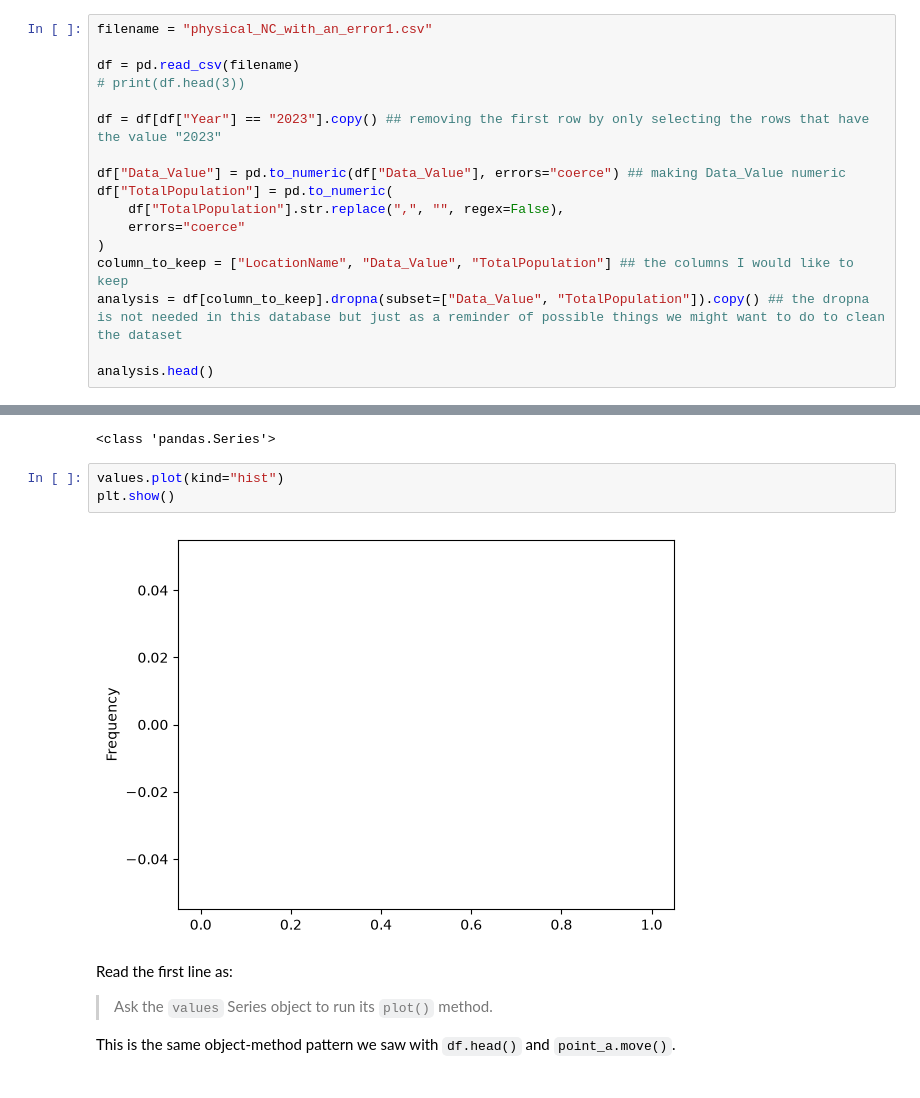
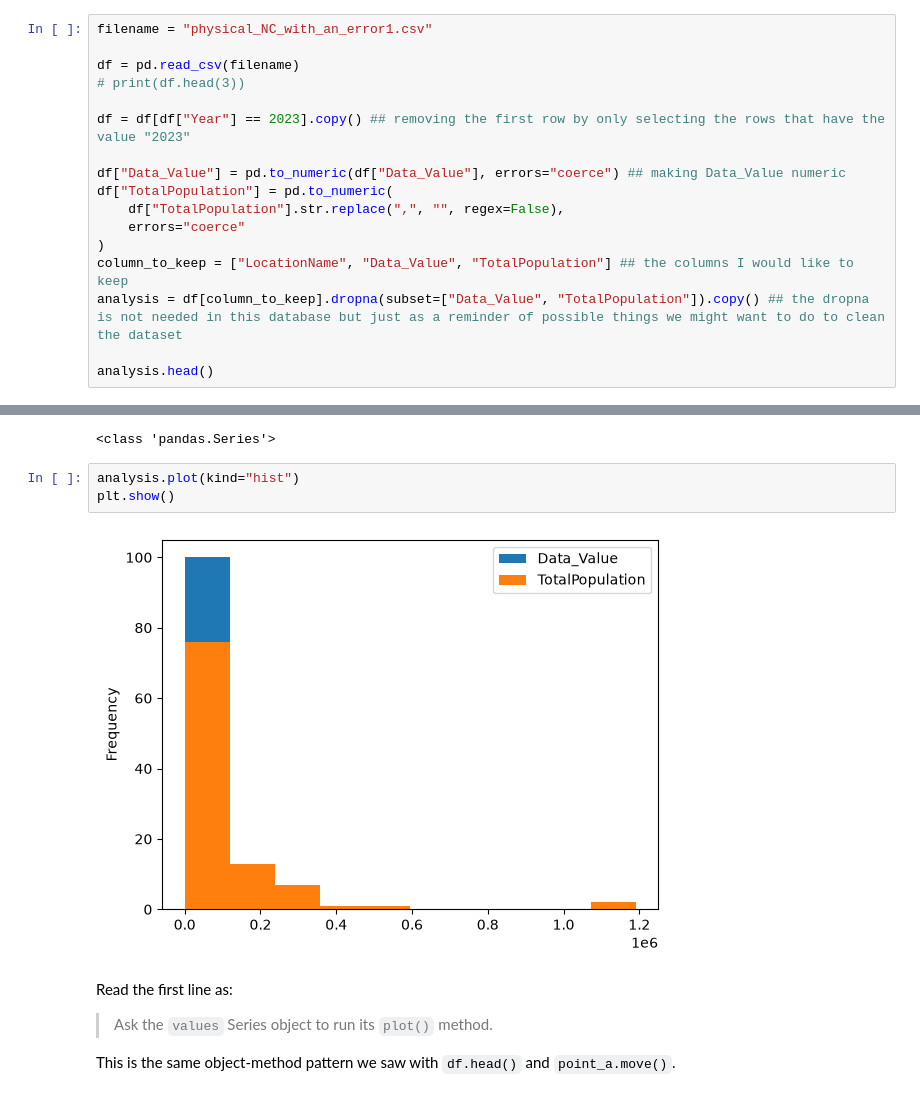
Before and after one commit to stromc485/geog592-stromc, a Jupyter notebook: schedule/week5/GEOG592_Module3_Day3_Visualization_Classification_vSept15.ipynb, the cells around one changed output, grey strips where cells are left out. Saved outputs shown, nothing was run; the diff lists cells and outputs as text.

```diff
--- a/schedule/week5/GEOG592_Module3_Day3_Visualization_Classification_vSept15.ipynb
+++ b/schedule/week5/GEOG592_Module3_Day3_Visualization_Classification_vSept15.ipynb
@@ -96,7 +95,7 @@ filename = "physical_NC_with_an_error1.csv"
 df = pd.read_csv(filename)
 # print(df.head(3))
 
-df = df[df["Year"] == "2023"].copy() ## removing the first row by only selecting the rows that have the value "2023"
+df = df[df["Year"] == 2023].copy() ## removing the first row by only selecting the rows that have the value "2023"
 
 df["Data_Value"] = pd.to_numeric(df["Data_Value"], errors="coerce") ## making Data_Value numeric
 df["TotalPopulation"] = pd.to_numeric(
@@ -118,10 +148,10 @@ print(type(values))
 # %% [output]
 <class 'pandas.Series'>
 # %%
-values.plot(kind="hist")
+analysis.plot(kind="hist")
 plt.show()
 # %% [output]
-[figure, old version]
+[figure, new version]
 # %% [markdown]
 Read the first line as:
 
```
Also changed, not shown: parts of 14 cells of this notebook, 10 other files.
